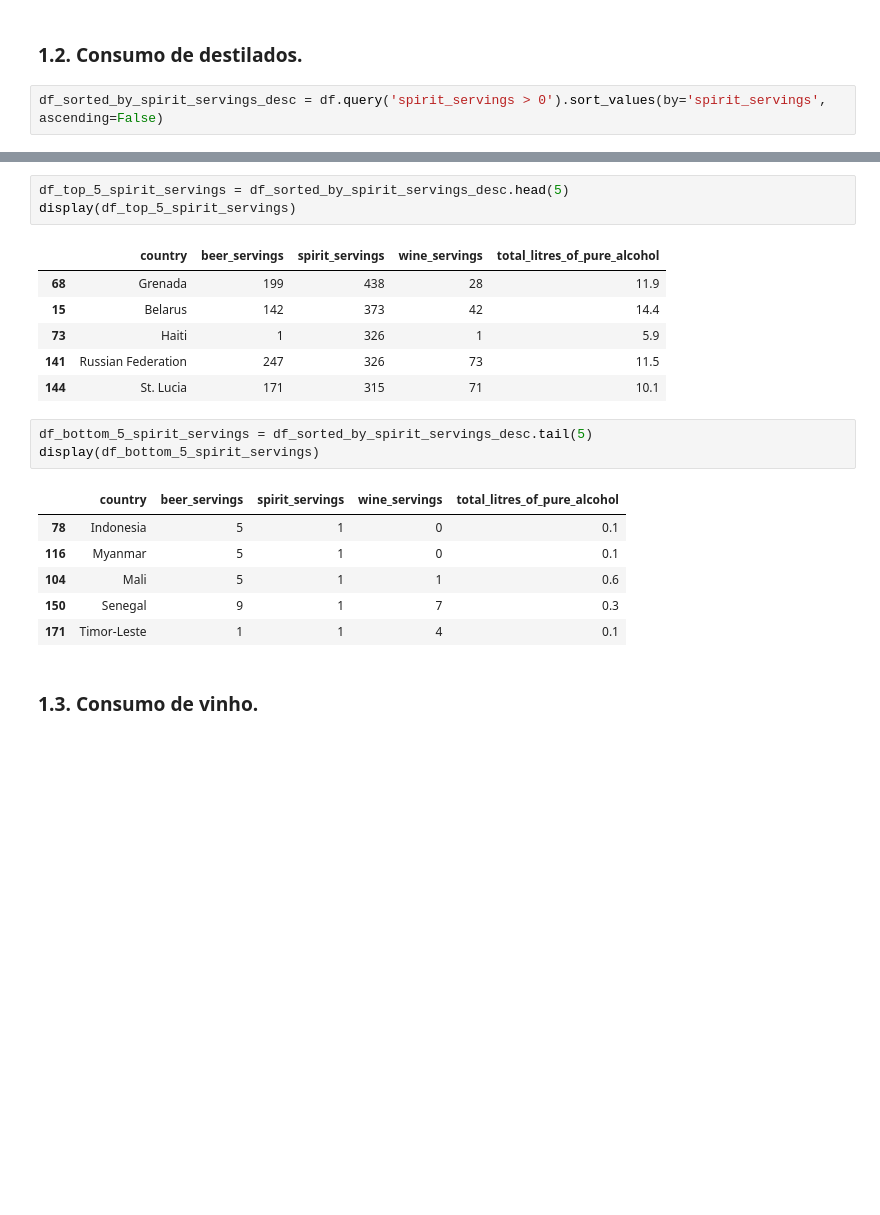
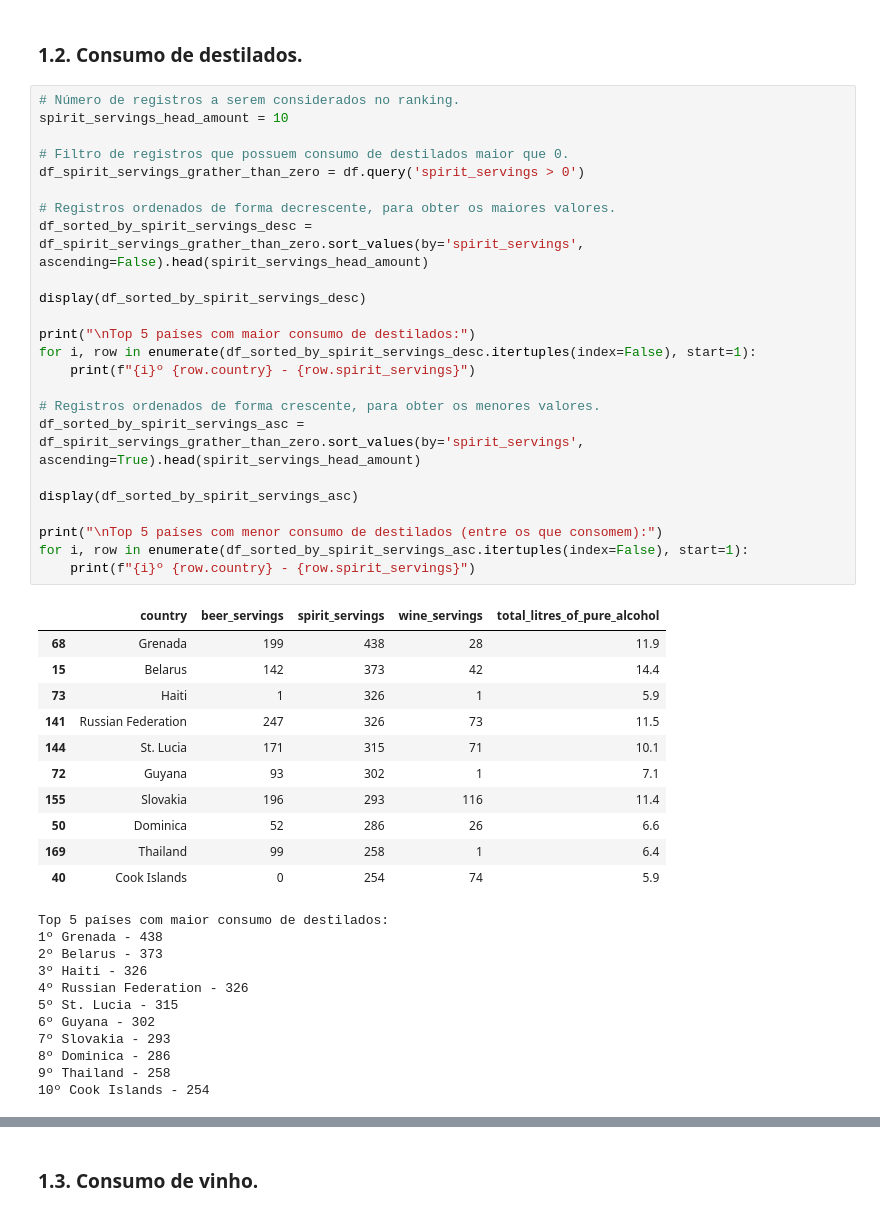
Before and after one commit to leonardopottmayer/data-science-alcohol-consumption-by-country, a Jupyter notebook: src/script.ipynb, the cells around one changed output, grey strips where cells are left out. Saved outputs shown, nothing was run; the diff lists cells and outputs as text; blank space fills up the shorter version.

```diff
--- a/src/script.ipynb
+++ b/src/script.ipynb
@@ -132,4 +183,49 @@ display(df_bottom_5_beer_servings)
 # %% [markdown]
 ### 1.2. Consumo de destilados.
 # %%
-df_sorted_by_spirit_servings_desc = df.query('spirit_servings > 0').sort_values(by='spirit_servings', ascending=False)
+# Número de registros a serem considerados no ranking.
+spirit_servings_head_amount = 10
+
+# Filtro de registros que possuem consumo de destilados maior que 0.
+df_spirit_servings_grather_than_zero = df.query('spirit_servings > 0')
+
+# Registros ordenados de forma decrescente, para obter os maiores valores.
+df_sorted_by_spirit_servings_desc = df_spirit_servings_grather_than_zero.sort_values(by='spirit_servings', ascending=False).head(spirit_servings_head_amount)
+
+display(df_sorted_by_spirit_servings_desc)
+
+print("\nTop 5 países com maior consumo de destilados:")
+for i, row in enumerate(df_sorted_by_spirit_servings_desc.itertuples(index=False), start=1):
+    print(f"{i}º {row.country} - {row.spirit_servings}")
+
+# Registros ordenados de forma crescente, para obter os menores valores.
+df_sorted_by_spirit_servings_asc = df_spirit_servings_grather_than_zero.sort_values(by='spirit_servings', ascending=True).head(spirit_servings_head_amount)
+
+display(df_sorted_by_spirit_servings_asc)
+
+print("\nTop 5 países com menor consumo de destilados (entre os que consomem):")
+for i, row in enumerate(df_sorted_by_spirit_servings_asc.itertuples(index=False), start=1):
+    print(f"{i}º {row.country} - {row.spirit_servings}")
+# %% [output]
+|  | country | beer_servings | spirit_servings | wine_servings | total_litres_of_pure_alcohol |
+| 68 | Grenada | 199 | 438 | 28 | 11.9 |
+| 15 | Belarus | 142 | 373 | 42 | 14.4 |
+| 73 | Haiti | 1 | 326 | 1 | 5.9 |
+| 141 | Russian Federation | 247 | 326 | 73 | 11.5 |
+| 144 | St. Lucia | 171 | 315 | 71 | 10.1 |
+| 72 | Guyana | 93 | 302 | 1 | 7.1 |
+| 155 | Slovakia | 196 | 293 | 116 | 11.4 |
+| 50 | Dominica | 52 | 286 | 26 | 6.6 |
+| 169 | Thailand | 99 | 258 | 1 | 6.4 |
+| 40 | Cook Islands | 0 | 254 | 74 | 5.9 |
+Top 5 países com maior consumo de destilados:
+1º Grenada - 438
+2º Belarus - 373
+3º Haiti - 326
+4º Russian Federation - 326
+5º St. Lucia - 315
+6º Guyana - 302
+7º Slovakia - 293
+8º Dominica - 286
+9º Thailand - 258
+10º Cook Islands - 254
@@ -136,23 +254,3 @@ df_sorted_by_spirit_servings_desc = df.query('spirit_servings > 0').sort_values(
-# %%
-df_top_5_spirit_servings = df_sorted_by_spirit_servings_desc.head(5)
-display(df_top_5_spirit_servings)
-# %% [output]
-|  | country | beer_servings | spirit_servings | wine_servings | total_litres_of_pure_alcohol |
-| 68 | Grenada | 199 | 438 | 28 | 11.9 |
-| 15 | Belarus | 142 | 373 | 42 | 14.4 |
-| 73 | Haiti | 1 | 326 | 1 | 5.9 |
-| 141 | Russian Federation | 247 | 326 | 73 | 11.5 |
-| 144 | St. Lucia | 171 | 315 | 71 | 10.1 |
-# %%
-df_bottom_5_spirit_servings = df_sorted_by_spirit_servings_desc.tail(5)
-display(df_bottom_5_spirit_servings)
-# %% [output]
-|  | country | beer_servings | spirit_servings | wine_servings | total_litres_of_pure_alcohol |
-| 78 | Indonesia | 5 | 1 | 0 | 0.1 |
-| 116 | Myanmar | 5 | 1 | 0 | 0.1 |
-| 104 | Mali | 5 | 1 | 1 | 0.6 |
-| 150 | Senegal | 9 | 1 | 7 | 0.3 |
-| 171 | Timor-Leste | 1 | 1 | 4 | 0.1 |
 # %% [markdown]
 ### 1.3. Consumo de vinho.
 # %%
```
Also changed, not shown: parts of 17 cells of this notebook.
